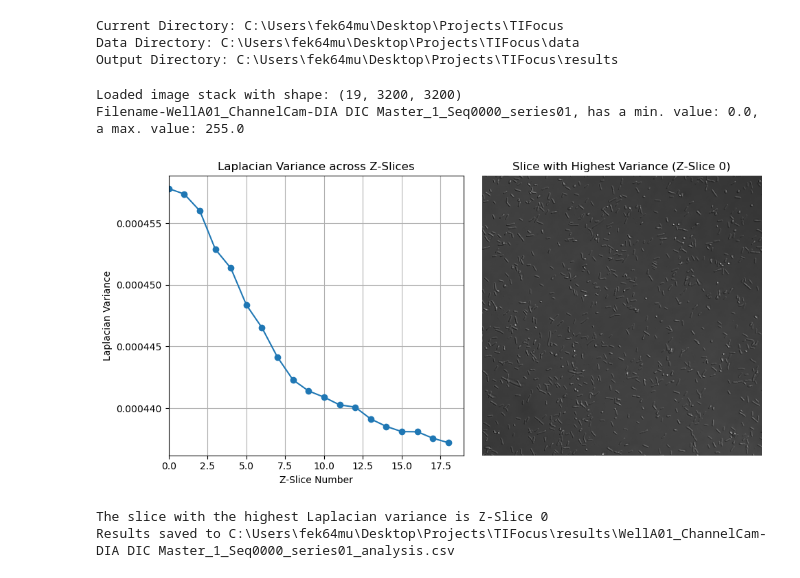
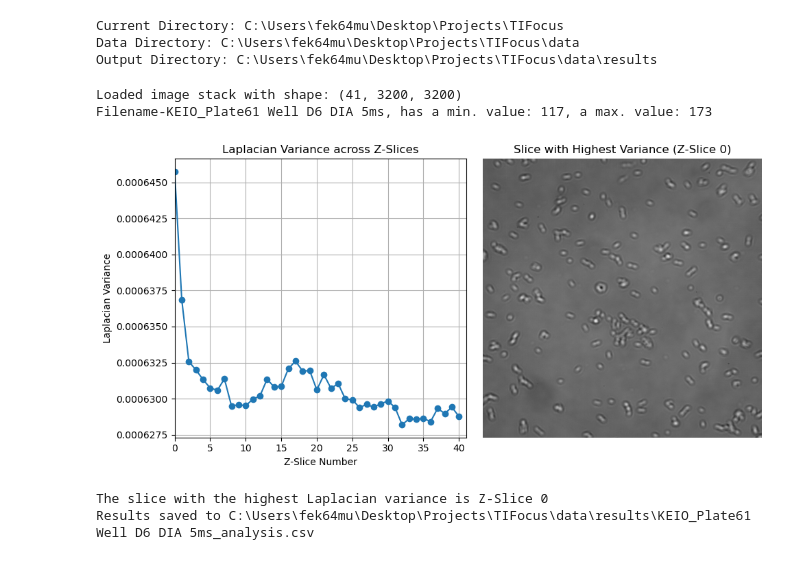
Before and after one commit to felixknote/TIFocus, a Jupyter notebook: TIFocus.ipynb, the cells around one changed output. Saved outputs shown, nothing was run; the diff lists cells and outputs as text; code cells hidden in the pictures.

```diff
--- a/TIFocus.ipynb
+++ b/TIFocus.ipynb
@@ -1,20 +1,22 @@
 # %%
 import os
 import numpy as np
-import pandas as pd
 import matplotlib.pyplot as plt
 from skimage import io, filters, img_as_ubyte, exposure
-data_directory = os.path.join(os.getcwd(), "data")
-output_directory = os.path.join(os.getcwd(), "results")
+import pandas as pd
+
+# Define data and output directories
+data_directory = os.path.join(os.getcwd(), "data") # Set your data directory here
+output_directory = os.path.join(data_directory, "results")  # Results folder inside data directory
 os.makedirs(output_directory, exist_ok=True)
+
+print("Current Directory:", os.getcwd())
+print("Data Directory:", data_directory)
+print("Output Directory:", output_directory)
+# %% [output]
+Current Directory: C:\Users\fek64mu\Desktop\Projects\TIFocus
+Data Directory: C:\Users\fek64mu\Desktop\Projects\TIFocus\data
+Output Directory: C:\Users\fek64mu\Desktop\Projects\TIFocus\data\results
-# %%
-print("Current Directory:", os.getcwd())
-print("Data Directory:", data_directory)
-print("Output Directory:", output_directory)
-# %% [output]
-Current Directory: C:\Users\fek64mu\Desktop\Projects\TIFocus
-Data Directory: C:\Users\fek64mu\Desktop\Projects\TIFocus\data
-Output Directory: C:\Users\fek64mu\Desktop\Projects\TIFocus\results
 # %%
 # Load the multi-frame TIFF (Z-Stack)
 def load_tif_zstack(file_path):
@@ -39,7 +41,7 @@ def analyze_stack(img_stack):
 # Visualize the slice with highest Laplacian variance
 def show_highest_variance_slice(img_stack, variances, file_name):
     results_path = os.path.join(output_directory, f"{file_name}_analysis.png")
-    csv_path = os.path.join(output_directory, f"{file_name}_analysis.csv")  # Use file_name here
+    csv_path = os.path.join(output_directory, f"{file_name}_analysis.csv")
     max_variance_index = np.argmax(variances)
 
     # Analyze stack
@@ -60,8 +62,9 @@ def show_highest_variance_slice(img_stack, variances, file_name):
     plt.xlim(0, len(variances))
 
     plt.subplot(1, 2, 2)
-    highest_variance_slice_8bit = exposure.rescale_intensity(img_as_ubyte(img_stack[max_variance_index]), out_range=(0, 255))
-    plt.imshow(highest_variance_slice_8bit, cmap='gray')
+    highest_variance_slice_8bit = img_as_ubyte(img_stack[max_variance_index])
+    normalized_slice = (highest_variance_slice_8bit - highest_variance_slice_8bit.min()) / (highest_variance_slice_8bit.max() - highest_variance_slice_8bit.min())
+    plt.imshow(normalized_slice, cmap='gray')
     plt.title(f'Slice with Highest Variance (Z-Slice {max_variance_index})')
     plt.axis('off')
 
@@ -77,15 +80,15 @@ def show_highest_variance_slice(img_stack, variances, file_name):
     print(f"Results saved to {csv_path}")
 # %%
 # Example usage
-file_path = r"C:\Users\fek64mu\Desktop\Projects\TIFocus\data\WellA01_ChannelCam-DIA DIC Master_1_Seq0000_series01.tif"
+file_path = r"L:\43-RVZ\AIMicroscopy\Mitarbeiter\2_Data\1_NikonTi2\FK_P001_EX004_2025_03_05 60x 1.5x KEIO Plate61 DIC Angle\TIF\KEIO_Plate61 Well D6 DIA 5ms.tif"
 file_name = os.path.basename(file_path).split('.')[0]
 img_stack = load_tif_zstack(file_path)
 variances = compute_laplacian_variance(img_stack)
 show_highest_variance_slice(img_stack, variances, file_name)
 # %% [output]
-Loaded image stack with shape: (19, 3200, 3200)
-Filename-WellA01_ChannelCam-DIA DIC Master_1_Seq0000_series01, has a min. value: 0.0, a max. value: 255.0
+Loaded image stack with shape: (41, 3200, 3200)
+Filename-KEIO_Plate61 Well D6 DIA 5ms, has a min. value: 117, a max. value: 173
-[figure, old version]
+[figure, new version]
 The slice with the highest Laplacian variance is Z-Slice 0
-Results saved to C:\Users\fek64mu\Desktop\Projects\TIFocus\results\WellA01_ChannelCam-DIA DIC Master_1_Seq0000_series01_analysis.csv
+Results saved to C:\Users\fek64mu\Desktop\Projects\TIFocus\data\results\KEIO_Plate61 Well D6 DIA 5ms_analysis.csv
 # %%
```
Also changed, not shown: parts of 2 cells of this notebook.
